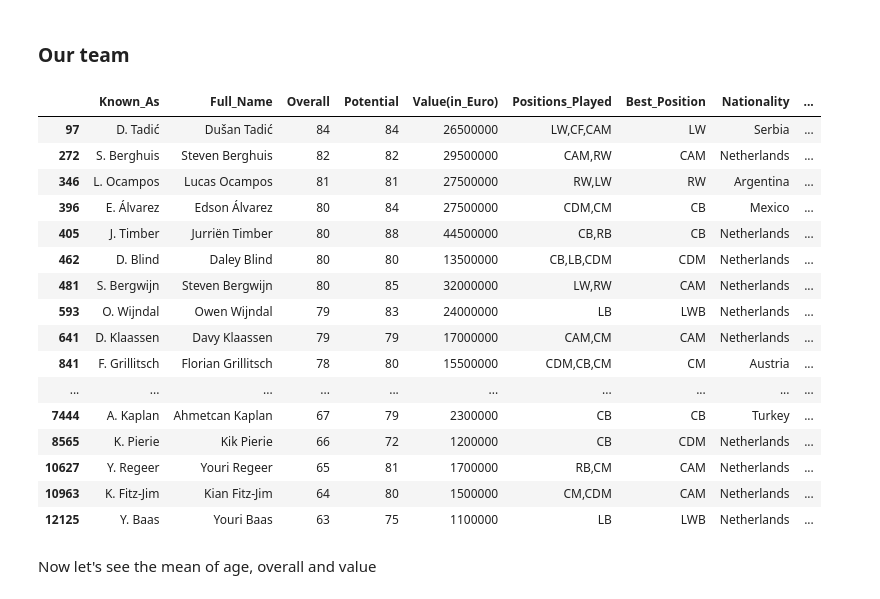
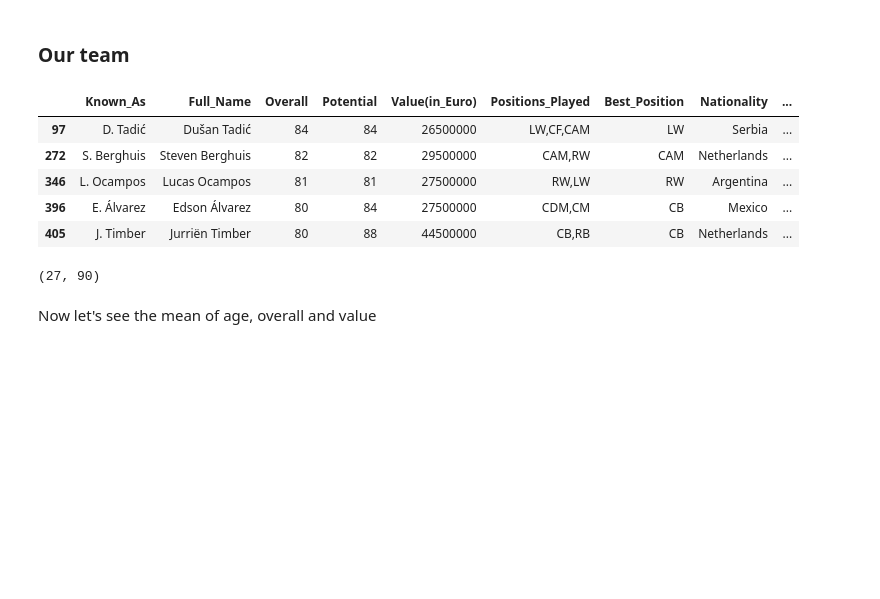
Before and after one commit to JonITTECH/project-fifa-moneyball, a Jupyter notebook: FIFA AJAX.ipynb, the cells around one changed output. Cells and saved outputs as stored; diff of their text form; code cells hidden in the pictures; blank space fills up the shorter version.

```diff
--- a/FIFA AJAX.ipynb
+++ b/FIFA AJAX.ipynb
@@ -297,25 +299,19 @@ Now, let's do an exploration of our own current team, AJAX.
 ### Our team
 # %%
 ajax = fifa2[fifa2['Club_Name'] == 'Ajax']
-ajax.head(30)
+ajax.head(5)
 # %% [output]
 |  | Known_As | Full_Name | Overall | Potential | Value(in_Euro) | Positions_Played | Best_Position | Nationality | ... |
 | 97 | D. Tadić | Dušan Tadić | 84 | 84 | 26500000 | LW,CF,CAM | LW | Serbia | ... |
 | 272 | S. Berghuis | Steven Berghuis | 82 | 82 | 29500000 | CAM,RW | CAM | Netherlands | ... |
 | 346 | L. Ocampos | Lucas Ocampos | 81 | 81 | 27500000 | RW,LW | RW | Argentina | ... |
 | 396 | E. Álvarez | Edson Álvarez | 80 | 84 | 27500000 | CDM,CM | CB | Mexico | ... |
 | 405 | J. Timber | Jurriën Timber | 80 | 88 | 44500000 | CB,RB | CB | Netherlands | ... |
-| 462 | D. Blind | Daley Blind | 80 | 80 | 13500000 | CB,LB,CDM | CDM | Netherlands | ... |
-| 481 | S. Bergwijn | Steven Bergwijn | 80 | 85 | 32000000 | LW,RW | CAM | Netherlands | ... |
-| 593 | O. Wijndal | Owen Wijndal | 79 | 83 | 24000000 | LB | LWB | Netherlands | ... |
-| 641 | D. Klaassen | Davy Klaassen | 79 | 79 | 17000000 | CAM,CM | CAM | Netherlands | ... |
-| 841 | F. Grillitsch | Florian Grillitsch | 78 | 80 | 15500000 | CDM,CB,CM | CM | Austria | ... |
-| ... | ... | ... | ... | ... | ... | ... | ... | ... | ... |
-| 7444 | A. Kaplan | Ahmetcan Kaplan | 67 | 79 | 2300000 | CB | CB | Turkey | ... |
-| 8565 | K. Pierie | Kik Pierie | 66 | 72 | 1200000 | CB | CDM | Netherlands | ... |
-| 10627 | Y. Regeer | Youri Regeer | 65 | 81 | 1700000 | RB,CM | CAM | Netherlands | ... |
-| 10963 | K. Fitz-Jim | Kian Fitz-Jim | 64 | 80 | 1500000 | CM,CDM | CAM | Netherlands | ... |
-| 12125 | Y. Baas | Youri Baas | 63 | 75 | 1100000 | LB | LWB | Netherlands | ... |
+# %%
+# The number of players we have
+ajax.shape
+# %% [output]
+(27, 90)
 # %% [markdown]
 Now let's see the mean of age, overall and value
 # %%
```
Also changed, not shown: parts of 21 cells of this notebook.
